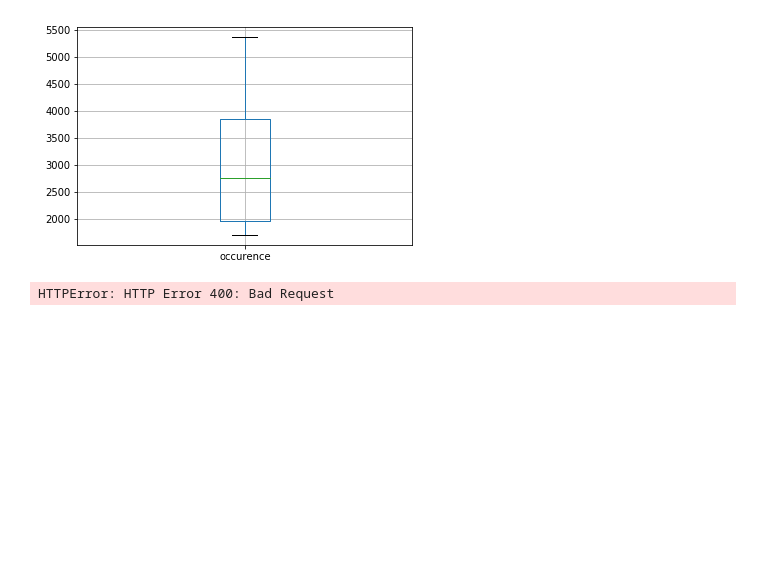
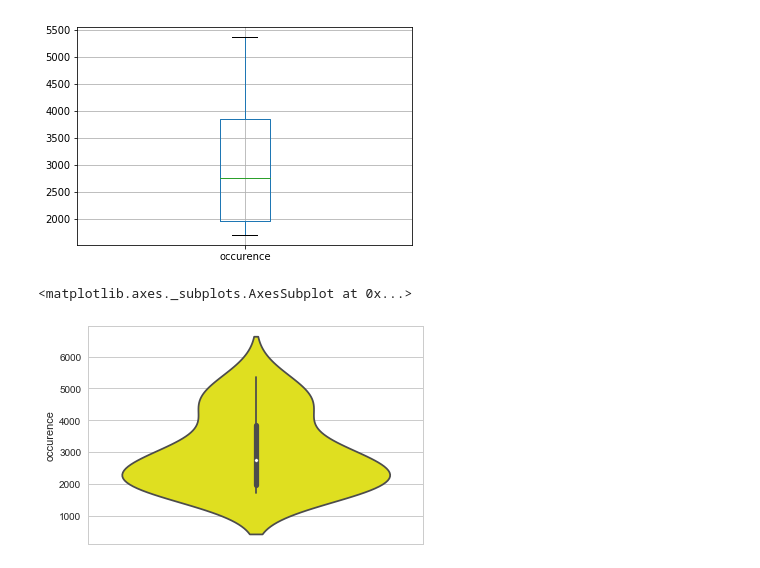
Before and after one commit to widmerin/LyricsAnalyzer, a Jupyter notebook: nbStep2.ipynb, the cells around one changed output. Drawn from its saved outputs; the diff is of its cells as text; code cells hidden in the pictures; blank space fills up the shorter version.

Commit message:
added violinplot

```diff
--- a/nbStep2.ipynb
+++ b/nbStep2.ipynb
@@ -125,7 +125,7 @@ top20_words.boxplot()
 # %%
 import seaborn as sns
 sns.set(style="whitegrid")
-tips = sns.load_dataset(top20_words)
-ax = sns.violinplot(x=tips["occurence"])
+sns.violinplot(top20_words["occurence"], orient='vertical', color='yellow')
 # %% [output]
-HTTPError: HTTP Error 400: Bad Request
+<matplotlib.axes._subplots.AxesSubplot at 0x...>
+[figure, added]
```
